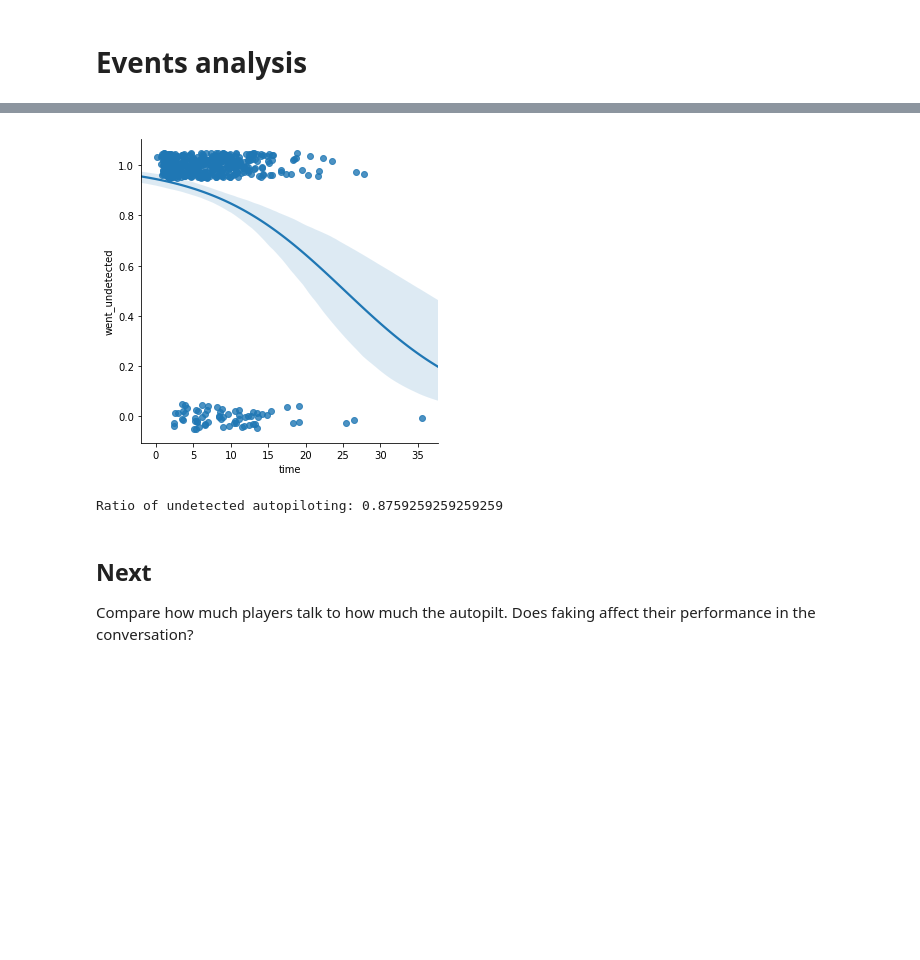
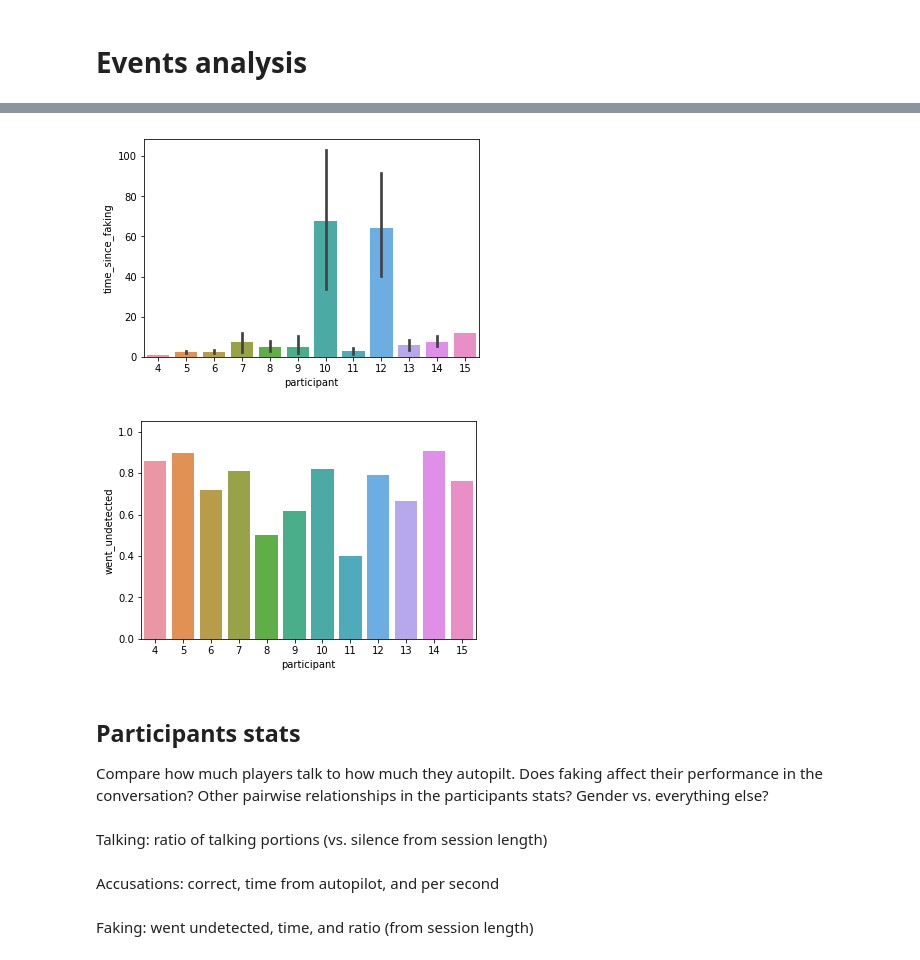
Before and after one commit to Nagasaki45/UnsocialVR, a Jupyter notebook: experiment/Analysis.ipynb, the cells around one changed output, grey strips where cells are left out. Saved outputs shown, nothing was run; the diff lists cells and outputs as text; code cells hidden in the pictures; blank space fills up the shorter version.

Commit message:
Analysis: More work with pairplots and gender effects

```diff
--- a/experiment/Analysis.ipynb
+++ b/experiment/Analysis.ipynb
@@ -135,16 +178,31 @@ def add_went_undetected(events):
         elif event.kind == 'accuse' and event.data['correct']:
              if event.data['accused_player'] in autopiloting_and_wasnt_detected:
                     autopiloting_and_wasnt_detected.remove(event.data['accused_player'])
+# %%
+def trim_to_main_task(events):
+    last_participant_join = None
+    for event in events:
+        if event.kind == 'participant_id':
+            last_participant_join = event.timestamp
+    return [event for event in events if event.timestamp > last_participant_join]
+# %%
+def add_session_length(events):
+    first, *_, last = events
+    length = last.timestamp - first.timestamp
+    for event in events:
+        event.data['session_length'] = to_fractional_seconds(length)
 # %%
 def process_logs_to_events(logs):
     all_events = []
     for session, log in logs.items():
         events = [parse_log_line(session, line) for line in log]
         add_participant_id(events)
-        add_accusation_time_from_autopilot(events)
+        add_accusation_time_since_faking_started(events)
         add_went_undetected(events)
         add_time(events, 'talking')
         add_time(events, 'autopilot')
+        events = trim_to_main_task(events)
+        add_session_length(events)
         all_events += events
     return all_events
 # %%
@@ -183,2 +245,2 @@ Ratio of correct accusations: 0.24545454545454545
 # %%
-autopiloting = to_dataframe(events, filter_=lambda e: e.kind == 'autopilot' and not e.data['start'])
+faking = to_dataframe(events, filter_=lambda e: e.kind == 'autopilot' and not e.data['start'])
@@ -185,12 +269,14 @@ autopiloting = to_dataframe(events, filter_=lambda e: e.kind == 'autopilot' and
+# %%
+sns.barplot(x='participant', y='time_since_faking', data=accusations);
+# %% [output]
+[figure, added]
 # %%
-sns.lmplot(x='time', y='went_undetected', data=autopiloting, logistic=True, y_jitter=.05);
+sns.barplot(x='participant', y='went_undetected', errwidth=0, data=faking);
 # %% [output]
-[figure, old version]
+[figure, new version]
-# %%
-print(f'Ratio of undetected autopiloting: {autopiloting.went_undetected.mean()}')
-# %% [output]
-Ratio of undetected autopiloting: 0.8759259259259259
 # %% [markdown]
-## Next
+## Participants stats
 
-Compare how much players talk to how much the autopilt. Does faking affect their performance in the conversation?
+Compare how much players talk to how much they autopilt. Does faking affect their performance in the conversation? Other pairwise relationships in the participants stats? Gender vs. everything else?
+# %% [markdown]
+Talking: ratio of talking portions (vs. silence from session length)
@@ -196,0 +290,2 @@ Compare how much players talk to how much the autopilt. Does faking affect their
+# %% [markdown]
+Accusations: correct, time from autopilot, and per second
@@ -196,0 +299,2 @@ Compare how much players talk to how much the autopilt. Does faking affect their
+# %% [markdown]
+Faking: went undetected, time, and ratio (from session length)
```
Also changed, not shown: parts of 31 cells of this notebook.
